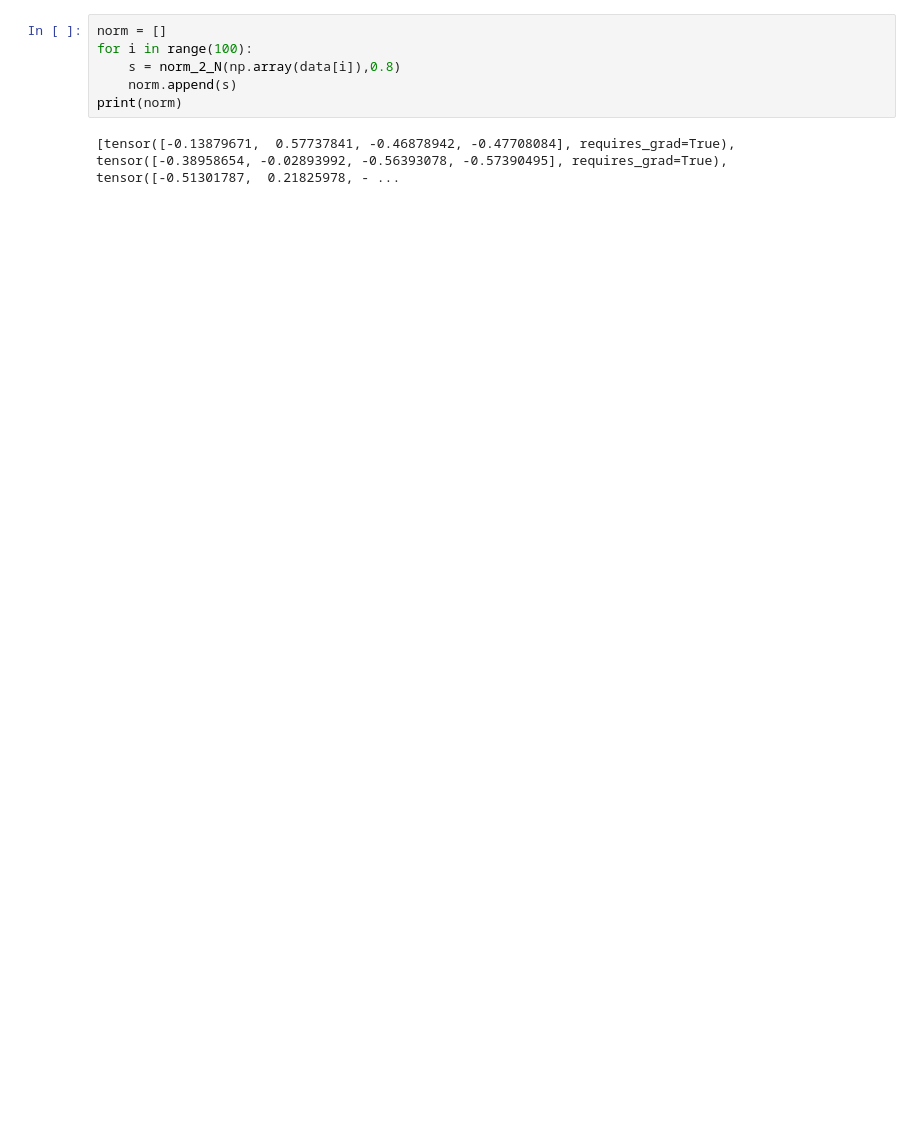
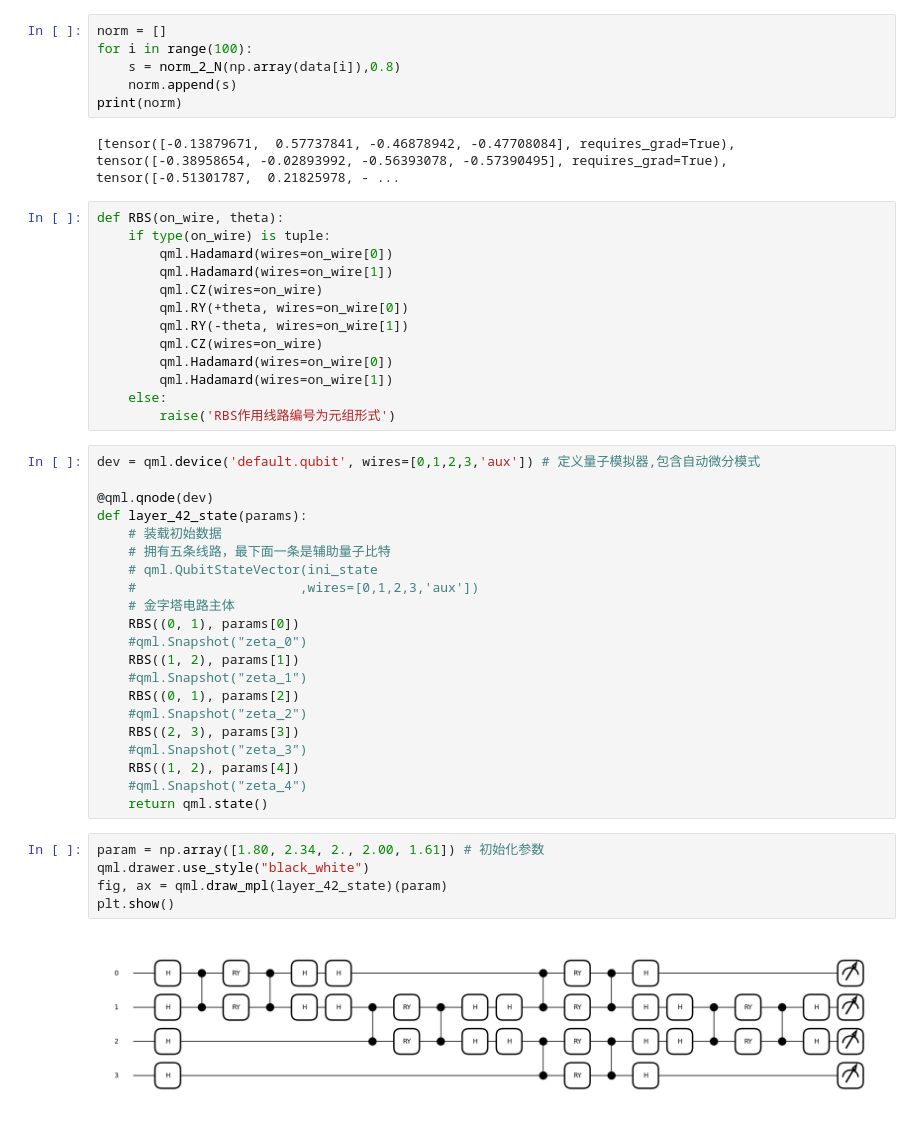
Before and after one commit to excelxu/QONN, a Jupyter notebook: unit_test.ipynb, the cells around one changed output. Cells and saved outputs as stored; diff of their text form; blank space fills up the shorter version.

```diff
--- a/unit_test.ipynb
+++ b/unit_test.ipynb
@@ -66,3 +66,44 @@ for i in range(100):
 print(norm)
 # %% [output]
 [tensor([-0.13879671,  0.57737841, -0.46878942, -0.47708084], requires_grad=True), tensor([-0.38958654, -0.02893992, -0.56393078, -0.57390495], requires_grad=True), tensor([-0.51301787,  0.21825978, - ...
+# %%
+def RBS(on_wire, theta):
+    if type(on_wire) is tuple:
+        qml.Hadamard(wires=on_wire[0])
+        qml.Hadamard(wires=on_wire[1])
+        qml.CZ(wires=on_wire)
+        qml.RY(+theta, wires=on_wire[0])
+        qml.RY(-theta, wires=on_wire[1])
+        qml.CZ(wires=on_wire)
+        qml.Hadamard(wires=on_wire[0])
+        qml.Hadamard(wires=on_wire[1])
+    else:
+        raise('RBS作用线路编号为元组形式')
+# %%
+dev = qml.device('default.qubit', wires=[0,1,2,3,'aux']) # 定义量子模拟器,包含自动微分模式
+
+@qml.qnode(dev)
+def layer_42_state(params):
+    # 装载初始数据
+    # 拥有五条线路，最下面一条是辅助量子比特
+    # qml.QubitStateVector(ini_state
+    #                     ,wires=[0,1,2,3,'aux'])
+    # 金字塔电路主体
+    RBS((0, 1), params[0])
+    #qml.Snapshot("zeta_0")
+    RBS((1, 2), params[1])
+    #qml.Snapshot("zeta_1")
+    RBS((0, 1), params[2])
+    #qml.Snapshot("zeta_2")
+    RBS((2, 3), params[3])
+    #qml.Snapshot("zeta_3")
+    RBS((1, 2), params[4])
+    #qml.Snapshot("zeta_4")
+    return qml.state()
+# %%
+param = np.array([1.80, 2.34, 2., 2.00, 1.61]) # 初始化参数
+qml.drawer.use_style("black_white")
+fig, ax = qml.draw_mpl(layer_42_state)(param)
+plt.show()
+# %% [output]
+[figure, added]
```
Also changed, not shown: parts of 1 cell of this notebook, 2 other files.
